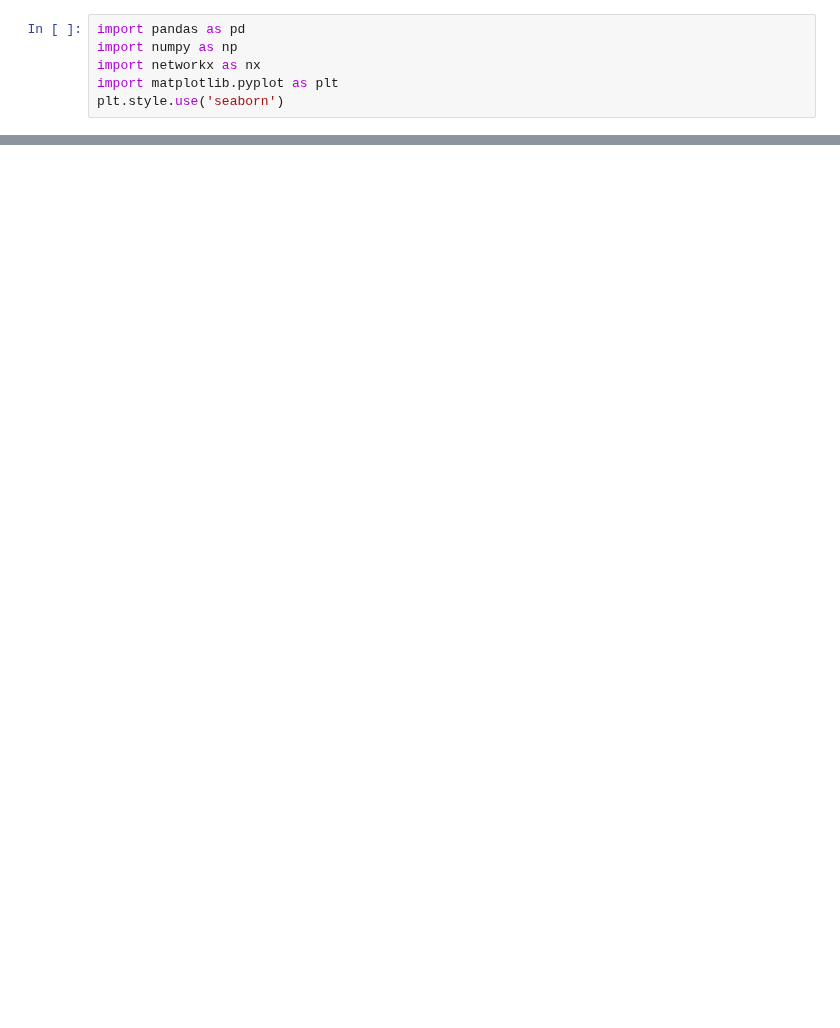
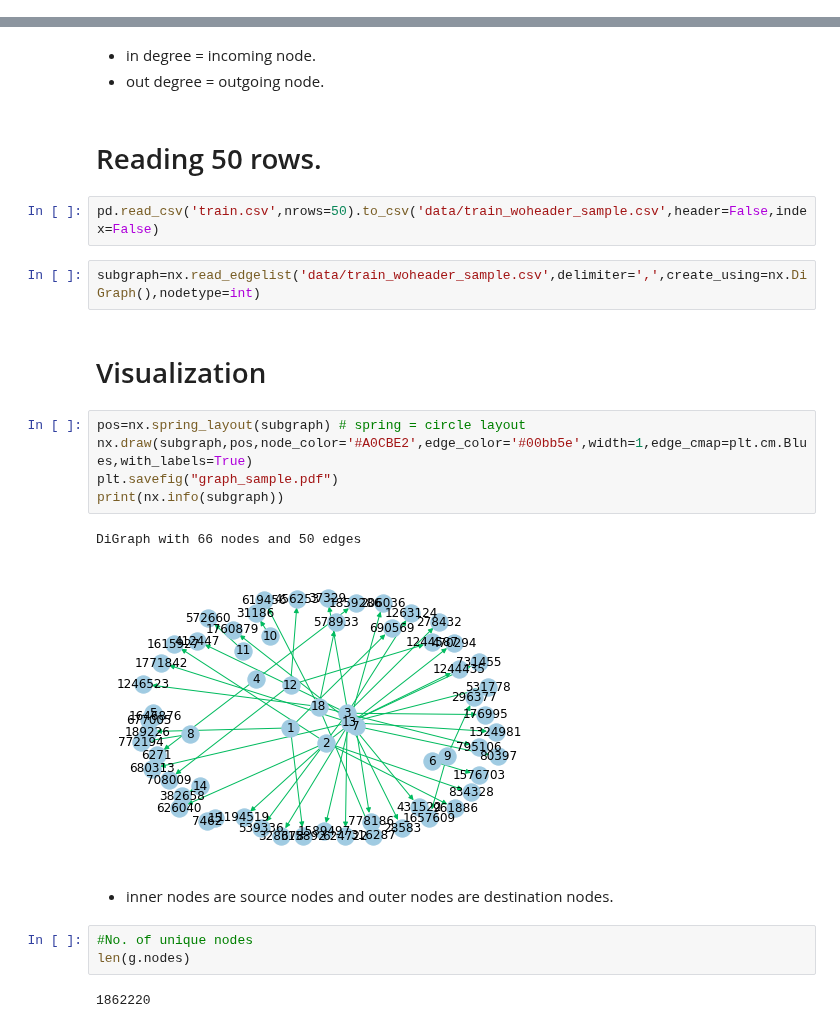
Before and after one commit to JayantGoel001/GraphsAndSocialNetworkAnalytics, a Jupyter notebook: Project/Link_Prediction_on_Facebook_Recruiting_Dataset.ipynb, the cells around one changed output, grey strips where cells are left out. Saved outputs shown, nothing was run; the diff lists cells and outputs as text; blank space fills up the shorter version.

```diff
--- a/Project/Link_Prediction_on_Facebook_Recruiting_Dataset.ipynb
+++ b/Project/Link_Prediction_on_Facebook_Recruiting_Dataset.ipynb
@@ -9,6 +7,0 @@ drive.mount('/content/drive')
-# %%
-import pandas as pd
-import numpy as np
-import networkx as nx
-import matplotlib.pyplot as plt
-plt.style.use('seaborn')
@@ -32,0 +116,26 @@ nx.info(G)
+# %% [markdown]
+* in degree = incoming node.
+* out degree = outgoing node.
+# %% [markdown]
+# Reading 50 rows.
+# %%
+pd.read_csv('train.csv',nrows=50).to_csv('data/train_woheader_sample.csv',header=False,index=False)
+# %%
+subgraph=nx.read_edgelist('data/train_woheader_sample.csv',delimiter=',',create_using=nx.DiGraph(),nodetype=int)
+# %% [markdown]
+# Visualization
+# %%
+pos=nx.spring_layout(subgraph) # spring = circle layout
+nx.draw(subgraph,pos,node_color='#A0CBE2',edge_color='#00bb5e',width=1,edge_cmap=plt.cm.Blues,with_labels=True)
+plt.savefig("graph_sample.pdf")
+print(nx.info(subgraph))
+# %% [output]
+DiGraph with 66 nodes and 50 edges
+[figure, added]
+# %% [markdown]
+* inner nodes are source nodes and outer nodes are destination nodes.
+# %%
+#No. of unique nodes
+len(g.nodes)
+# %% [output]
+1862220
```
Also changed, not shown: parts of 163 cells of this notebook.
